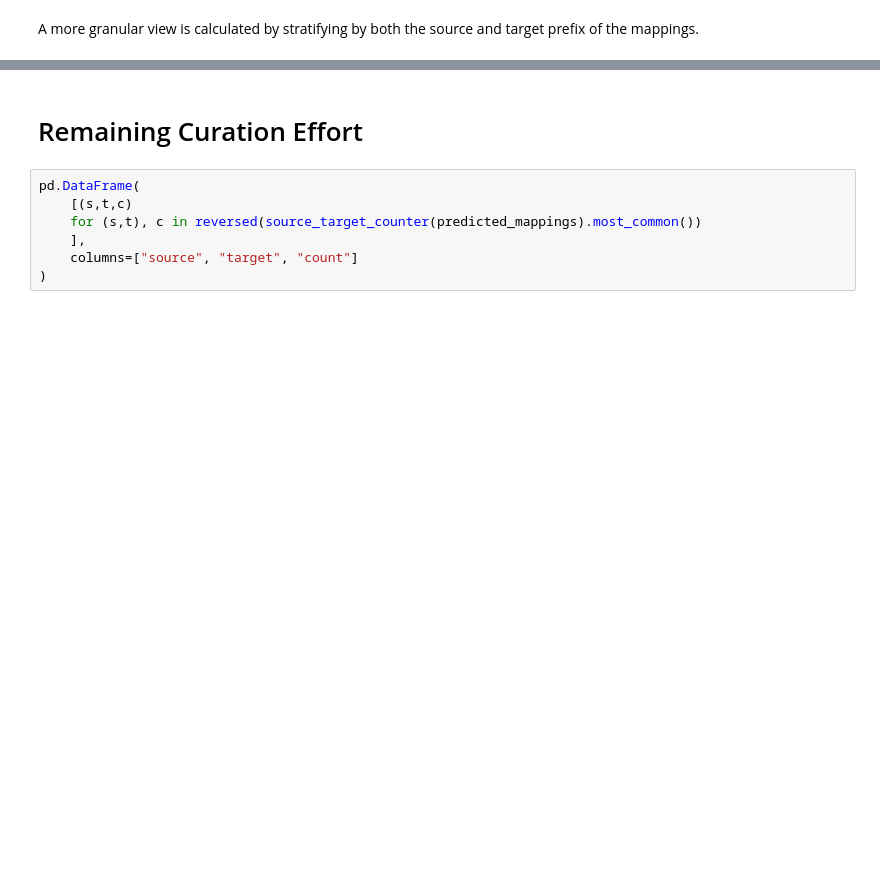
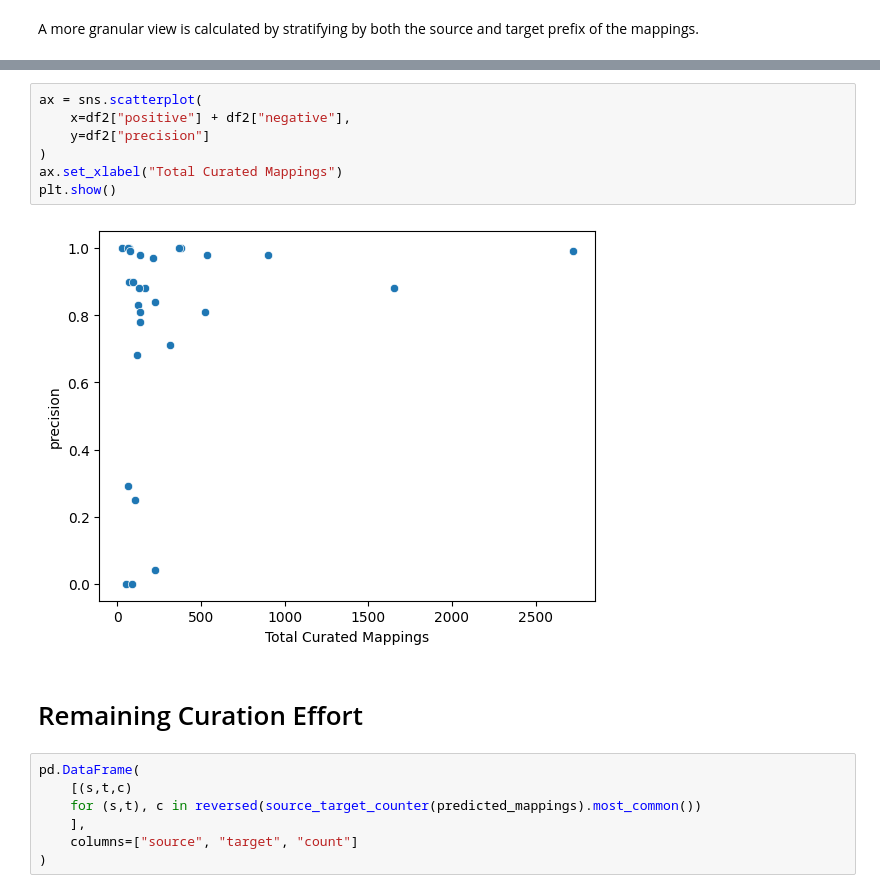
Before and after one commit to biopragmatics/biomappings, a Jupyter notebook: notebooks/Biased Measurement of Precision.ipynb, the cells around one changed output, grey strips where cells are left out. Saved outputs shown, nothing was run; the diff lists cells and outputs as text; blank space fills up the shorter version.

```diff
--- a/notebooks/Biased Measurement of Precision.ipynb
+++ b/notebooks/Biased Measurement of Precision.ipynb
@@ -133,6 +144,15 @@ df
 | mesh | reactome | 8 | 218 | 0 | 0.04 |
 | fplx | reactome | 0 | 49 | 0 | 0.00 |
 | chebi | reactome | 0 | 85 | 0 | 0.00 |
+# %%
+ax = sns.scatterplot(
+    x=df2["positive"] + df2["negative"],
+    y=df2["precision"]
+)
+ax.set_xlabel("Total Curated Mappings")
+plt.show()
+# %% [output]
+[figure, added]
 # %% [markdown]
 # Remaining Curation Effort
 # %%
```
Also changed, not shown: parts of 9 cells of this notebook, 2 other files.
